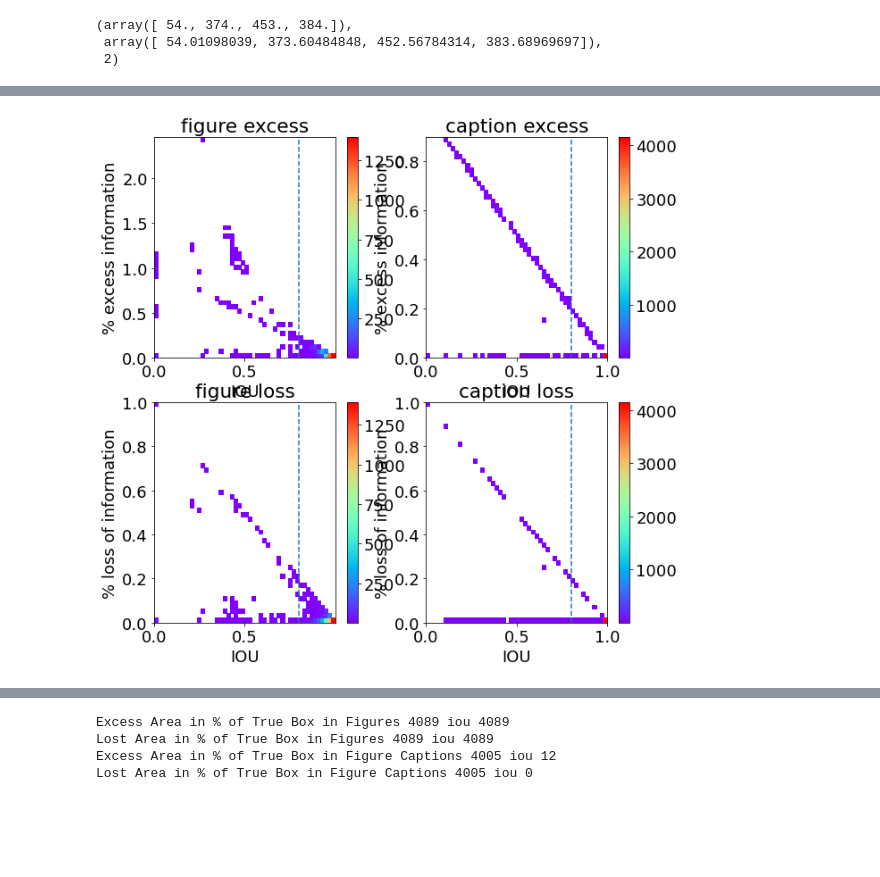
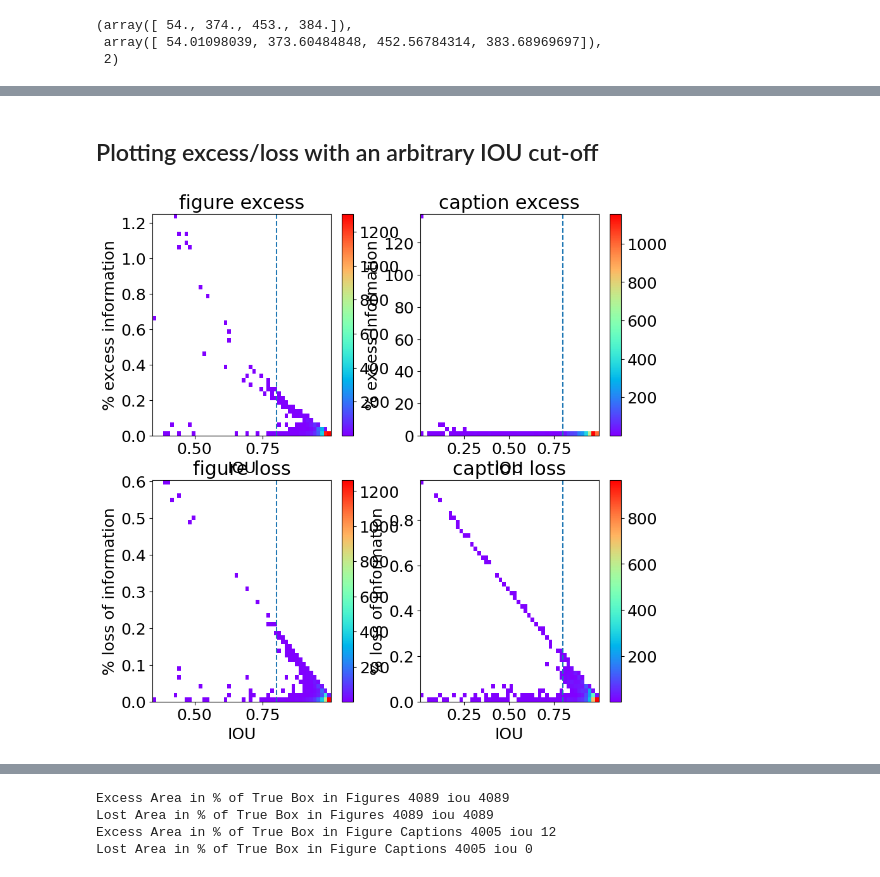
Before and after one commit to ReadingTimeMachine/digitization_at_high_localization, a Jupyter notebook: iou_vs_metrics_of_interest.ipynb, the cells around one changed output, grey strips where cells are left out. Drawn from its saved outputs; the diff is of its cells as text; code cells hidden in the pictures; blank space fills up the shorter version.

```diff
--- a/iou_vs_metrics_of_interest.ipynb
+++ b/iou_vs_metrics_of_interest.ipynb
@@ -109,6 +111,7 @@ tfpairs[0]
 ious_figs = []; ious_caps = []; ious_tabs = []; ious_math = []; save_inds = []; ious_all = []
 excess_figs = []; excess_caps = []; excess_tabs = []; excess_math = [];
 loss_figs = []; loss_caps = []; loss_tabs = []; loss_math = [];
+count_nonoverlap = 0; count_overlap = 0
 for ii,tf in enumerate(tfpairs):
     #iou2 = []
     iou1 = -2; inter=-1
@@ -128,6 +131,7 @@ for ii,tf in enumerate(tfpairs):
     iouind = int(lt-1)
     # is true inside found?
     if iou1 > 0: # have to be overlapping
+        count_overlap+=1
         if x1min<=x2min and y1min<=y2min and \
            y1max >= y2max and x1max >= x2max:
             covered = 1
@@ -143,6 +147,7 @@ for ii,tf in enumerate(tfpairs):
             area_loss = ((x2max-x2min)*(y2max-y2min)-inter)/atrue
     else:
         iou1 = -2 # not overlapping, tag as such
+        count_nonoverlap += 1
 
     if iou1 > -2:
         save_inds.append(ii)
@@ -154,14 +159,16 @@ for ii,tf in enumerate(tfpairs):
             ious_caps.append(iou1)
             excess_caps.append(area_excess)
             loss_caps.append(area_loss)
-        # elif LABELS.index('table') == iouind:
-        #     ious_tabs.append(iou1)
-        #     excess_tabs.append(area_excess)
-        #     loss_tabs.append(area_loss)
-        # elif LABELS.index('math formula') == iouind:
-        #     ious_math.append(iou1)
-        #     excess_math.append(area_excess)
-        #     loss_math.append(area_loss)
+        elif LABELS.index('table') == iouind: # note math & table not really tracked right now
+            ious_tabs.append(iou1)
+            excess_tabs.append(area_excess)
+            loss_tabs.append(area_loss)
+        elif LABELS.index('math formula') == iouind:
+            ious_math.append(iou1)
+            excess_math.append(area_excess)
+            loss_math.append(area_loss)
+        else:
+            import sys; sys.exit()
         #iou2.append((iou1,inter))
     ious_all.append((iou1,inter))
 # %%
@@ -194,45 +538,49 @@ ious_caps = np.array(ious_caps)
+# %% [markdown]
+## Plotting excess/loss with an arbitrary IOU cut-off
 # %%
+iou_choice = 0.8
+
 # what percent of area in found box is outside when true box is inside found box?
 fig, ax = plt.subplots(2,2,figsize=(10,10))
 
 nbins = 50
 
-mask = excess_figs > -1
+mask = excess_figs > -1 # fig has some excess
 h=ax[0][0].hist2d(ious_figs[mask], excess_figs[mask], cmap='rainbow',cmin=1, bins=nbins)#, weights=weights)
 ax[0][0].set_title('figure excess')
 ax[0][0].set_xlabel('IOU')
 ax[0][0].set_ylabel('% excess information')
-ax[0][0].plot([0.8,0.8],[excess_figs[mask].min(),excess_figs[mask].max()], '--')
+ax[0][0].plot([iou_choice,iou_choice],[excess_figs[mask].min(),excess_figs[mask].max()], '--')
 fig.colorbar(h[3], ax=ax[0][0])
 
 mask = excess_caps > -1
 h=ax[0][1].hist2d(ious_caps[mask], excess_caps[mask], cmap='rainbow',cmin=1, bins=nbins)#, weights=weights)
 ax[0][1].set_title('caption excess')
 ax[0][1].set_xlabel('IOU')
 ax[0][1].set_ylabel('% excess information')
-ax[0][1].plot([0.8,0.8],[excess_caps[mask].min(),excess_caps[mask].max()], '--')
+ax[0][1].plot([iou_choice,iou_choice],[excess_caps[mask].min(),excess_caps[mask].max()], '--')
 fig.colorbar(h[3], ax=ax[0][1])
 
 
 mask = loss_figs > -1
 h=ax[1][0].hist2d(ious_figs[mask], loss_figs[mask], cmap='rainbow',cmin=1, bins=nbins)#, weights=weights)
 ax[1][0].set_title('figure loss')
 ax[1][0].set_xlabel('IOU')
 ax[1][0].set_ylabel('% loss of information')
-ax[1][0].plot([0.8,0.8],[loss_figs[mask].min(),loss_figs[mask].max()], '--')
+ax[1][0].plot([iou_choice,iou_choice],[loss_figs[mask].min(),loss_figs[mask].max()], '--')
 fig.colorbar(h[3], ax=ax[1][0])
 
 mask = loss_caps > -1
 h=ax[1][1].hist2d(ious_caps[mask], loss_caps[mask], cmap='rainbow',cmin=1, bins=nbins)#, weights=weights)
 ax[1][1].set_title('caption loss')
 ax[1][1].set_xlabel('IOU')
 ax[1][1].set_ylabel('% loss of information')
-ax[1][1].plot([0.8,0.8],[loss_caps[mask].min(),loss_caps[mask].max()], '--')
+ax[1][1].plot([iou_choice,iou_choice],[loss_caps[mask].min(),loss_caps[mask].max()], '--')
 fig.colorbar(h[3], ax=ax[1][1])
 
 plt.show()
 # %% [output]
-[figure, old version]
+[figure, new version]
 # %%
 #from scipy.stats import gaussian_kde
 # density = gaussian_kde(data)
```
Also changed, not shown: parts of 31 cells of this notebook.
